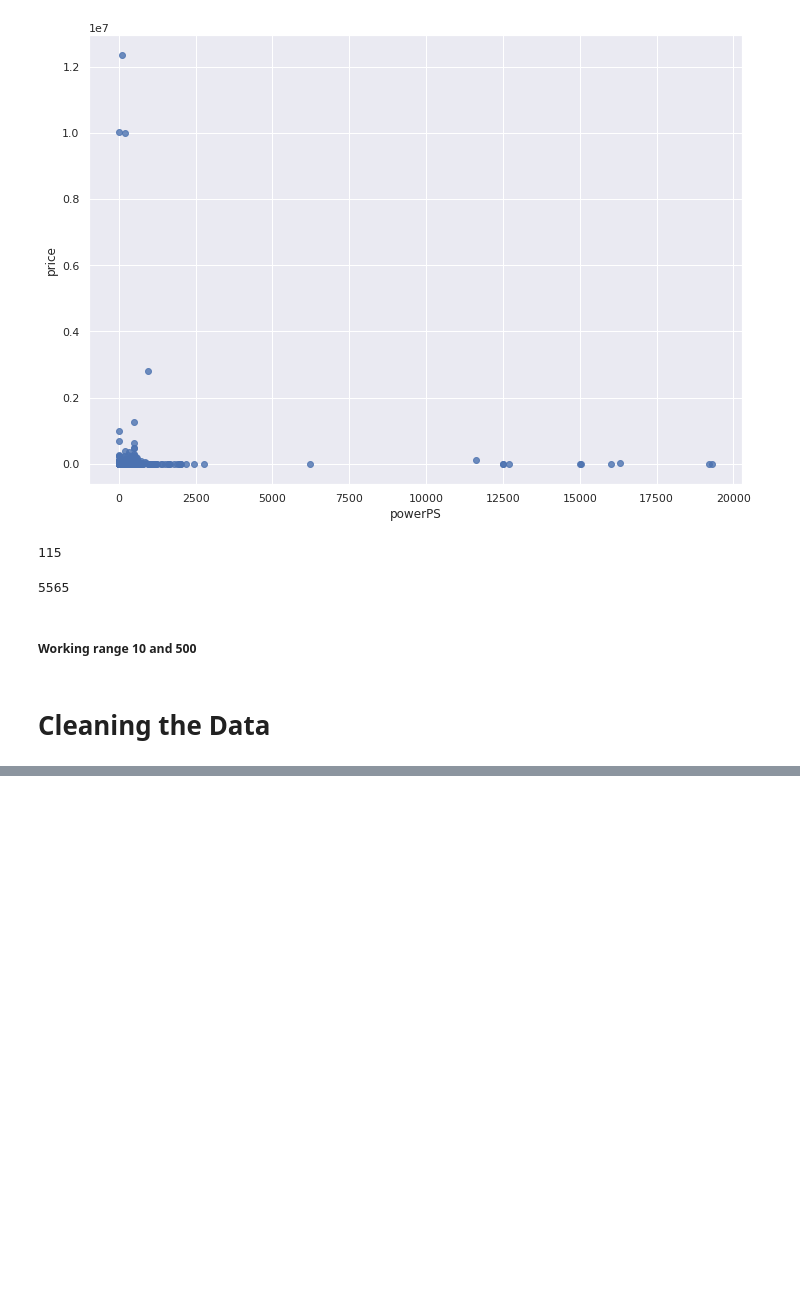
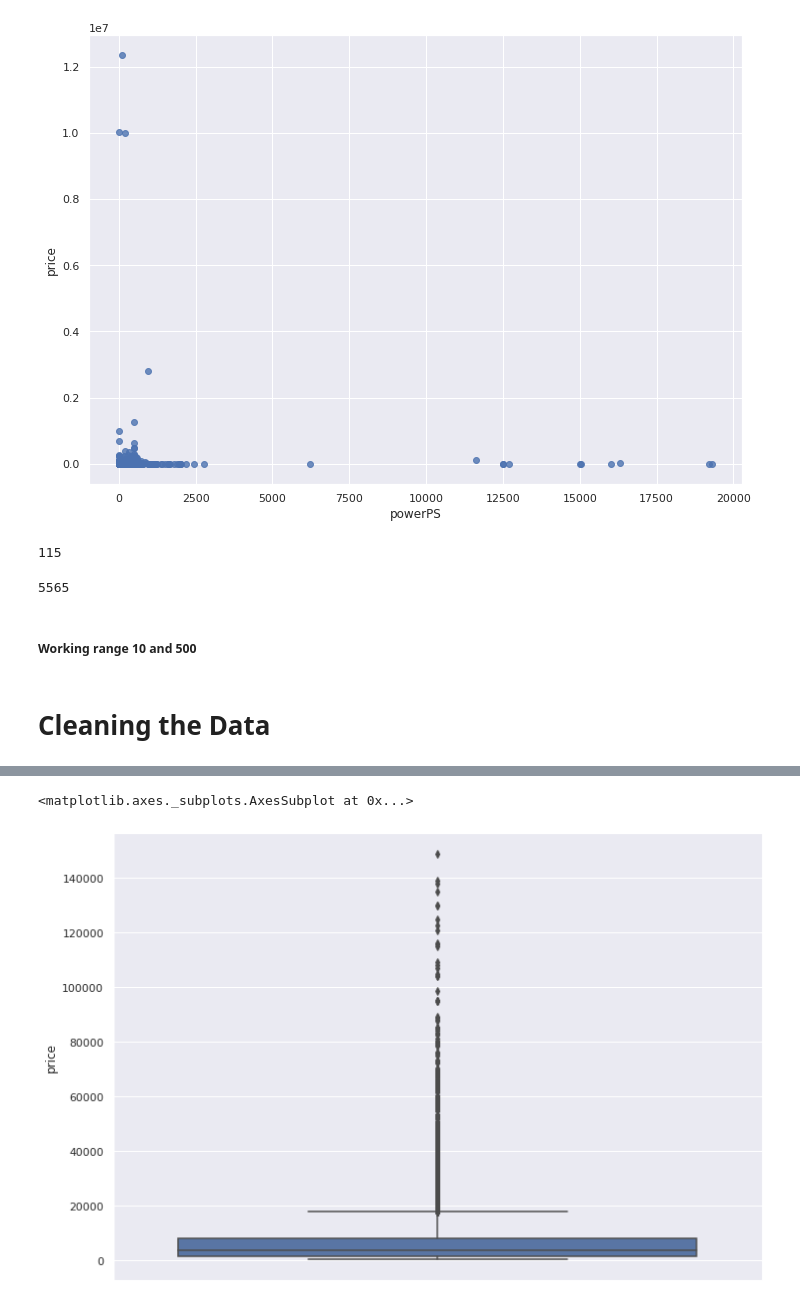
Before and after one commit to ManishShah120/Py4DSci, a Jupyter notebook: Predicting_Price_of_Pre_Owned_Cars.ipynb, the cells around one changed output, grey strips where cells are left out. Cells and saved outputs as stored; diff of their text form; code cells hidden in the pictures; blank space fills up the shorter version.

```diff
--- a/Predicting_Price_of_Pre_Owned_Cars.ipynb
+++ b/Predicting_Price_of_Pre_Owned_Cars.ipynb
@@ -388,0 +556,5 @@ sum(cars['powerPS'] < 10)
+# %%
+sns.boxplot(y=cars['price'])
+# %% [output]
+<matplotlib.axes._subplots.AxesSubplot at 0x...>
+[figure, added]
```
Also changed, not shown: parts of 29 cells of this notebook.
